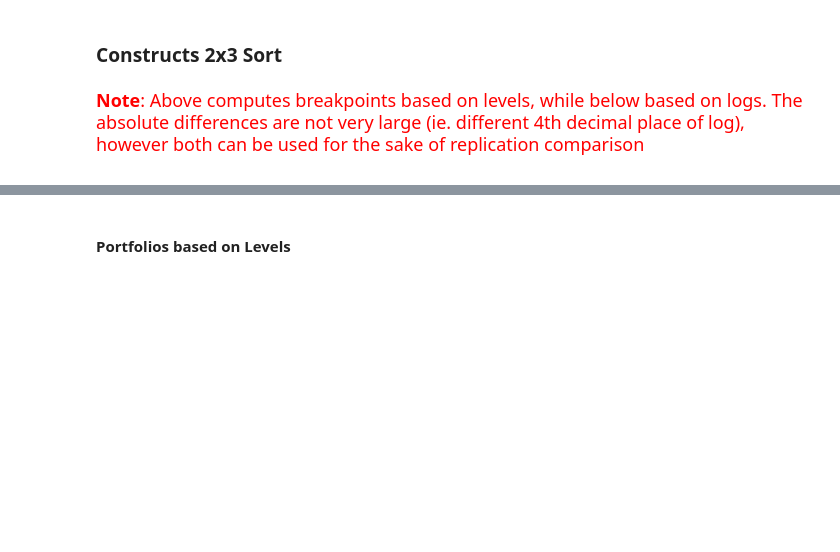
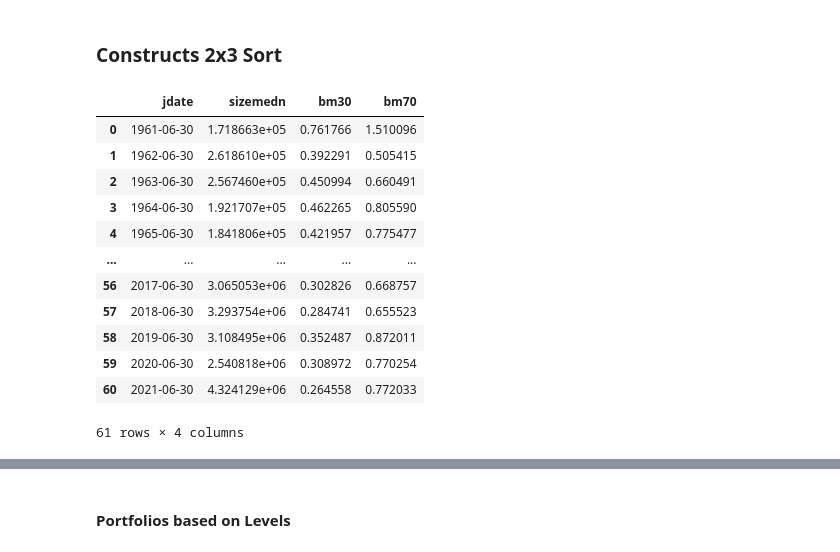
Before and after one commit to santoromano/RSM3034, a Jupyter notebook: ff1993_modified.ipynb, the cells around one changed output, grey strips where cells are left out. Drawn from its saved outputs; the diff is of its cells as text; code cells hidden in the pictures; blank space fills up the shorter version.

```diff
--- a/ff1993_modified.ipynb
+++ b/ff1993_modified.ipynb
@@ -352,12 +360,6 @@ nyse_breaks = pd.merge(nyse_sz, nyse_bm, how='inner', on=['jdate'])
 
 # join back size and beme breakdown
 ccm1_jun = pd.merge(ccm_jun, nyse_breaks, how='left', on=['jdate'])
-# %% [markdown]
-<font size=4 color=red>
-
-**Note**: Above computes breakpoints based on levels, while below based on logs. The absolute differences are not very large (ie. different 4th decimal place of log), however both can be used for the sake of replication comparison
-
-<font>
 # %%
 # function to assign sz and bm bucket
 def sz_bucket(row):
@@ -379,3 +381,19 @@ def bm_bucket(row):
     else:
         value=''
     return value
+# %%
+nyse_breaks
+# %% [output]
+|  | jdate | sizemedn | bm30 | bm70 |
+| 0 | 1961-06-30 | 1.718663e+05 | 0.761766 | 1.510096 |
+| 1 | 1962-06-30 | 2.618610e+05 | 0.392291 | 0.505415 |
+| 2 | 1963-06-30 | 2.567460e+05 | 0.450994 | 0.660491 |
+| 3 | 1964-06-30 | 1.921707e+05 | 0.462265 | 0.805590 |
+| 4 | 1965-06-30 | 1.841806e+05 | 0.421957 | 0.775477 |
+| ... | ... | ... | ... | ... |
+| 56 | 2017-06-30 | 3.065053e+06 | 0.302826 | 0.668757 |
+| 57 | 2018-06-30 | 3.293754e+06 | 0.284741 | 0.655523 |
+| 58 | 2019-06-30 | 3.108495e+06 | 0.352487 | 0.872011 |
+| 59 | 2020-06-30 | 2.540818e+06 | 0.308972 | 0.770254 |
+| 60 | 2021-06-30 | 4.324129e+06 | 0.264558 | 0.772033 |
+61 rows × 4 columns
```
Also changed, not shown: parts of 13 cells of this notebook.
